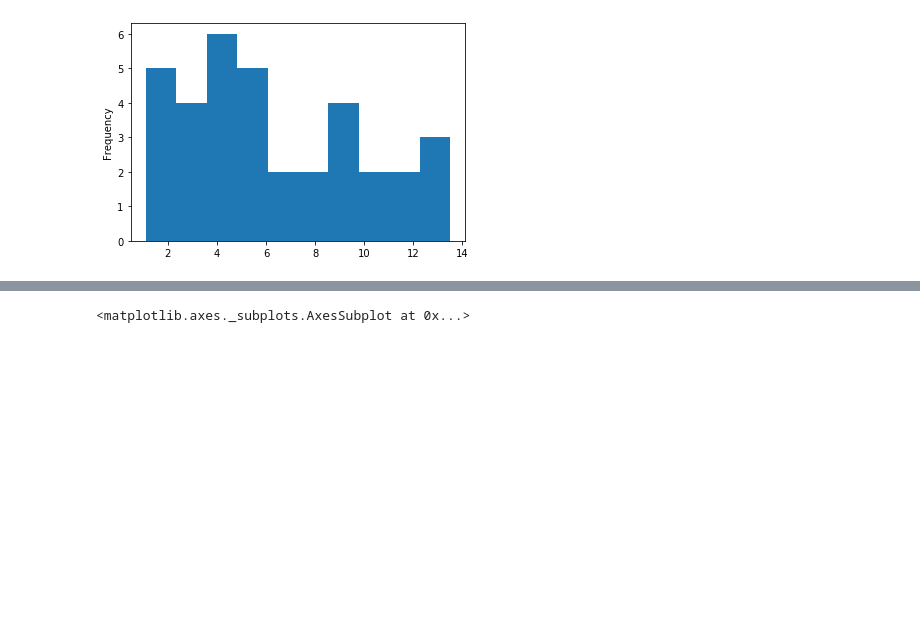
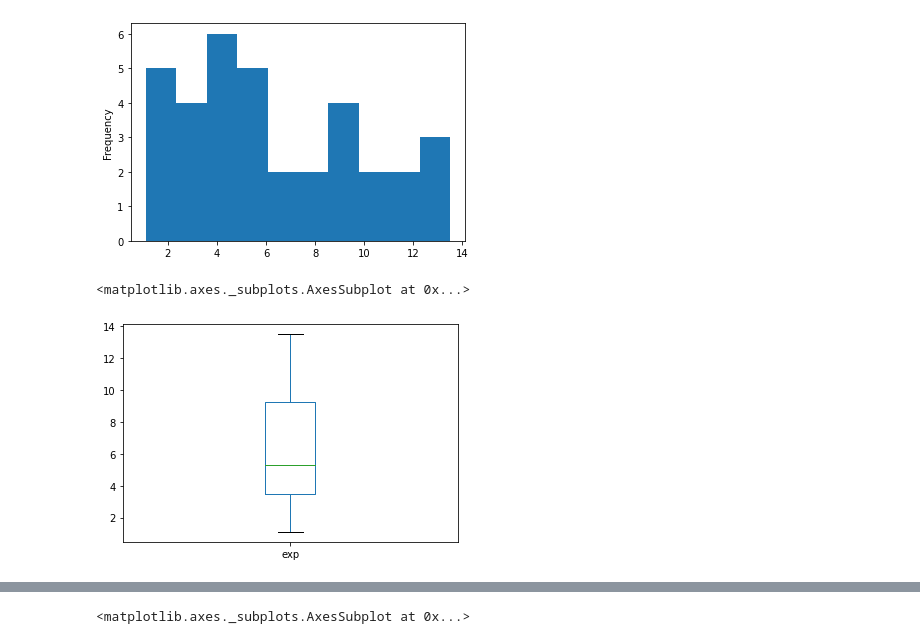
Before and after one commit to srikanthpragada/DS_28_SEP_2020, a Jupyter notebook: stats/salary_stats.ipynb, the cells around one changed output, grey strips where cells are left out. Cells and saved outputs as stored; diff of their text form; code cells hidden in the pictures; blank space fills up the shorter version.

```diff
--- a/stats/salary_stats.ipynb
+++ b/stats/salary_stats.ipynb
@@ -58,4 +58,9 @@ df.exp.plot.hist()
 # %%
 q1 = df.exp.quantile(.25)
 q3 = df.exp.quantile(.75)
+# %%
+df.exp.plot.box()
+# %% [output]
+<matplotlib.axes._subplots.AxesSubplot at 0x...>
+[figure, added]
 # %%
```
Also changed, not shown: parts of 8 cells of this notebook, 2 other files.
